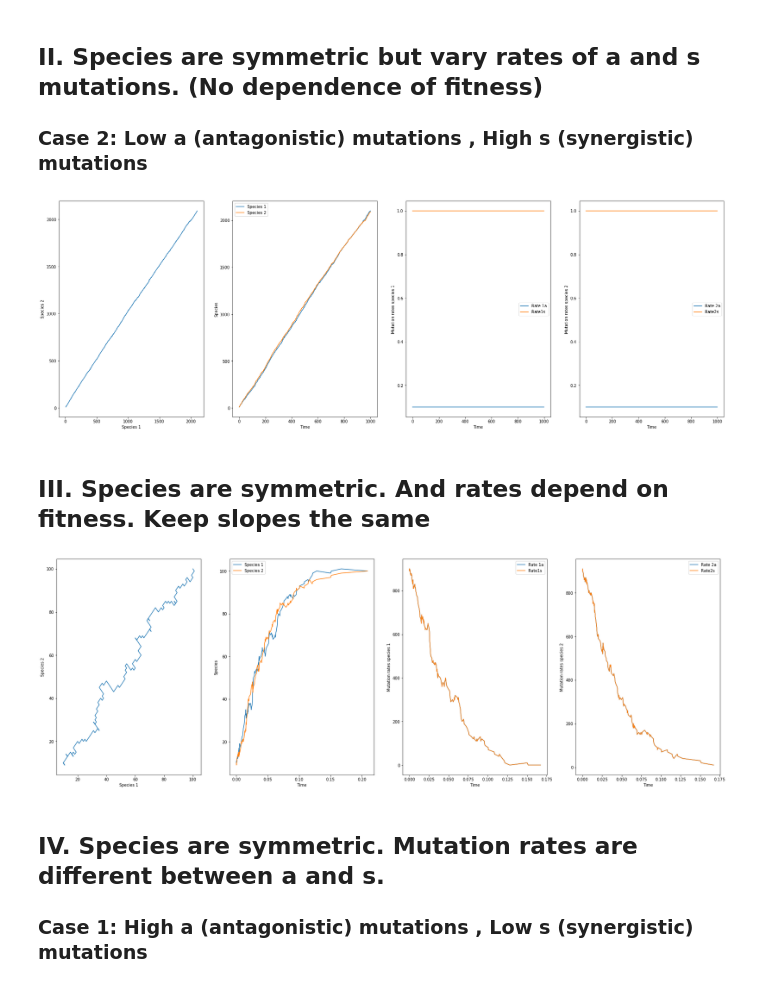
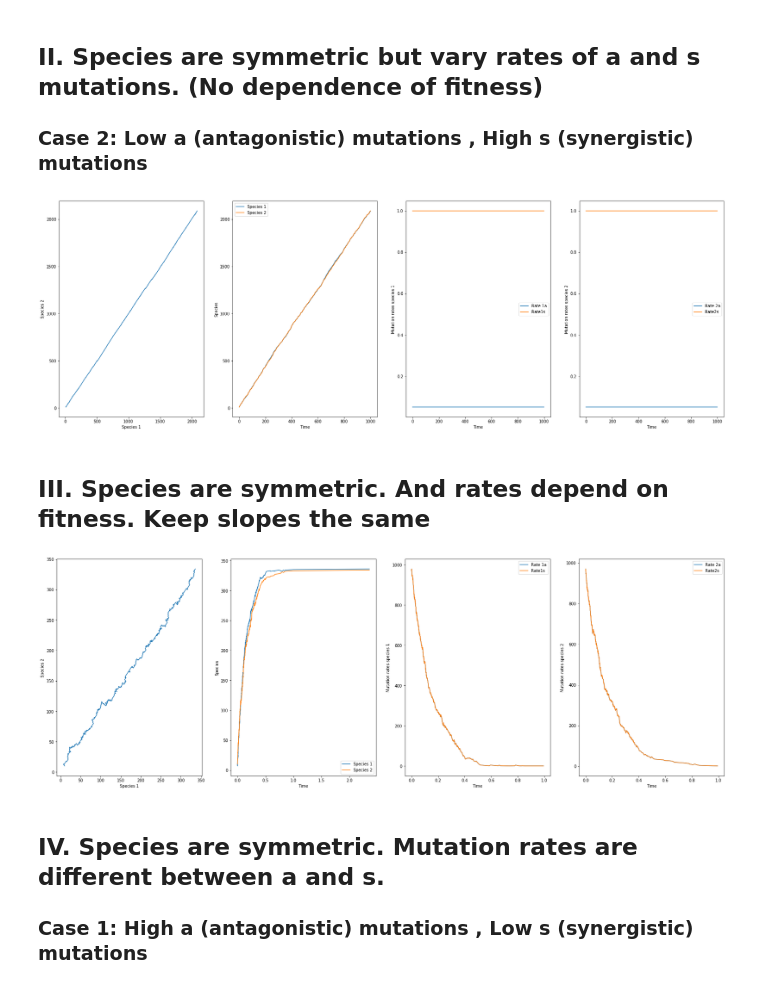
Before and after one commit to iriswangziyi/BGGN212-Coevolution, a Jupyter notebook: CoEvo_Code.ipynb, the cells around one changed output. Saved outputs shown, nothing was run; the diff lists cells and outputs as text; code cells hidden in the pictures.

```diff
--- a/CoEvo_Code.ipynb
+++ b/CoEvo_Code.ipynb
@@ -394,44 +373,44 @@ T = 1000.0
 # float; start time
 t = 0.0
 
-u1a=0.1
+u1a=0.05
 u1s=1
-u2a=0.1
+u2a=0.05
 u2s=1
 
 coEvo(X,Y,"u1a","u1s","u2a","u2s",u1a,u1s,u2a,u2s,num1,num2,T,t)
 # %% [output]
-[figure, old version]
+[figure, new version]
 # %% [markdown]
 ## III. Species are symmetric. And rates depend on fitness. Keep slopes the same
 # %%
 # Input parameters ####################
 # int; total population
 X = 10
 Y = 10
 
 # float; maximum elapsed time
 T = 1000.0
 # float; start time
 t = 0.0
 
 # CONSTANTS
-_alpha1 = 10
-_beta1 = 10
-_alpha2 = 10
-_beta2 = 10
+_alpha1 = 3
+_beta1 = 3
+_alpha2 = 3
+_beta2 = 3
 
 num1=1000
 num2=1000
 
 coEvo(X,Y,"num1-(_alpha1*X)","num2-(_beta1*X)","num1-(_alpha2*Y)","num2-(_beta2*Y)",_alpha1,_beta1,_alpha2,_beta2,num1,num2,T,t)
 
 #         u1a =num1-(X *_alpha1)
 #         u1s =num1-(X *_beta1)
 #         u2a =num2-(Y *_alpha2)
 #         u2s =num2-(Y *_beta2)
 # %% [output]
-[figure, old version]
+[figure, new version]
 # %% [markdown]
 ## IV. Species are symmetric. Mutation rates are different between a and s.
 ### Case 1: High a (antagonistic) mutations , Low s (synergistic) mutations
```
Also changed, not shown: parts of 8 cells of this notebook.
